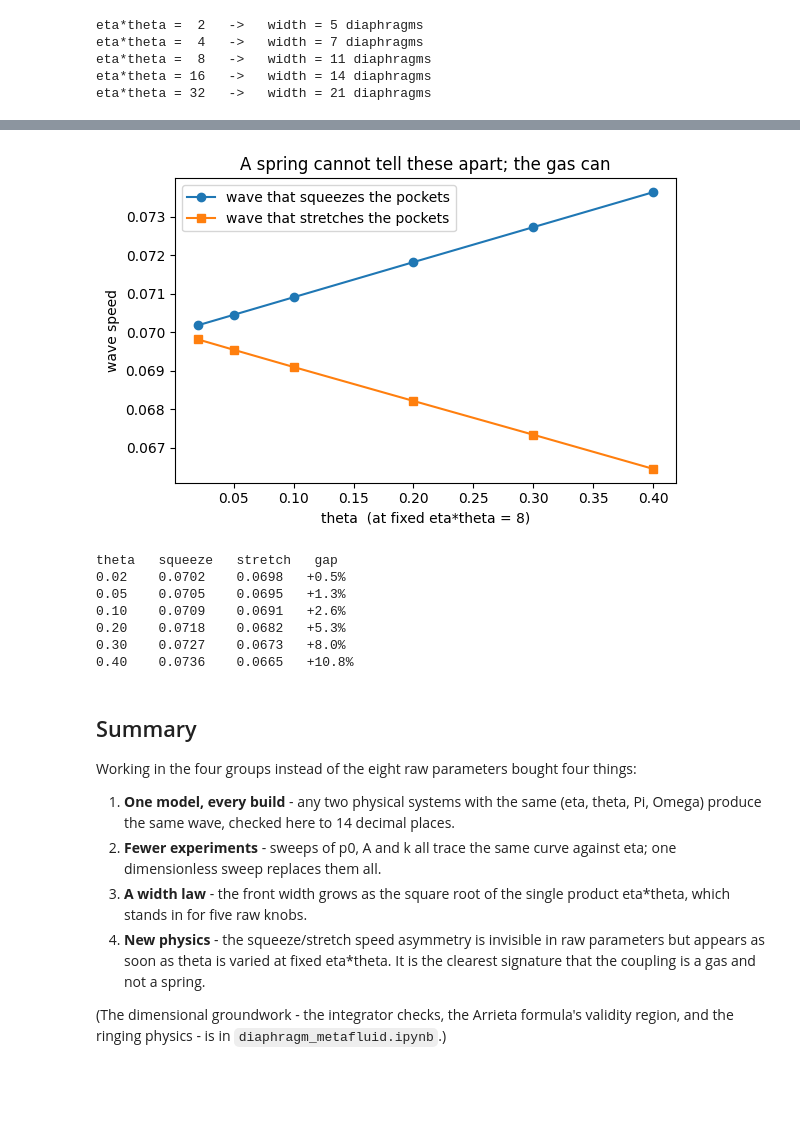
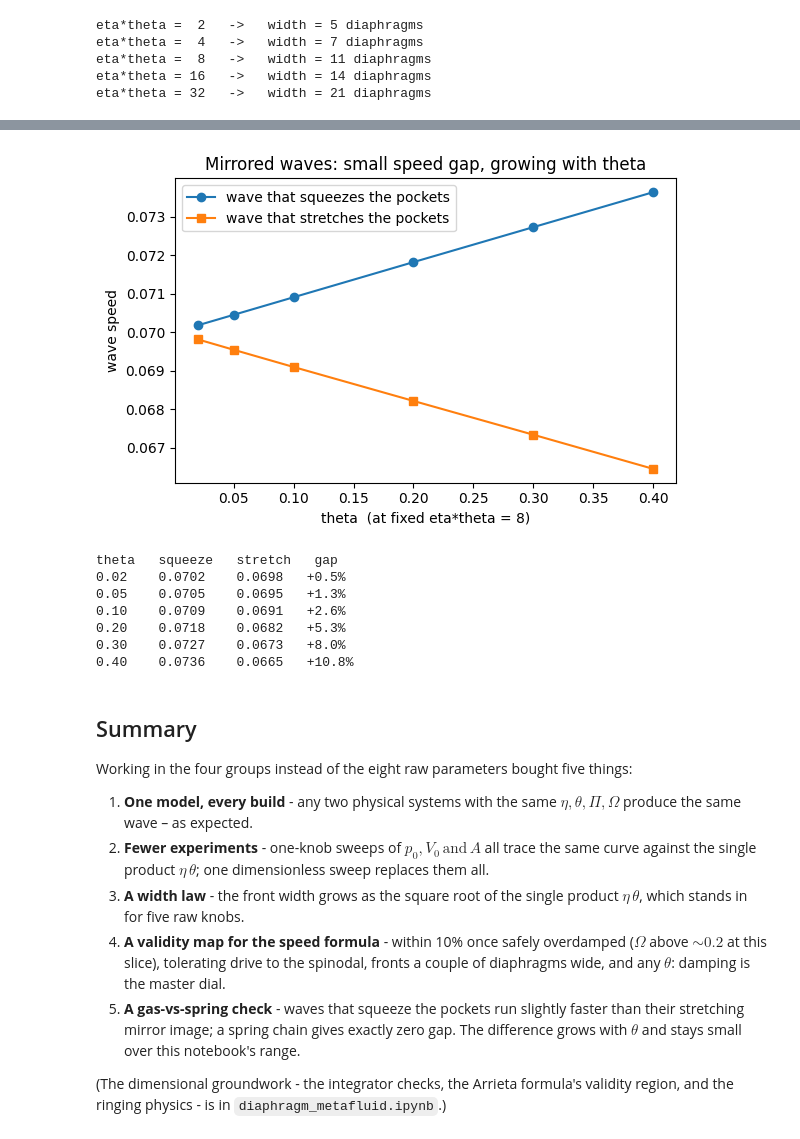
Before and after one commit to Stephang217/1D_Diaghphragms_Fluid_Model, a Jupyter notebook: dimensionless_model.ipynb, the cells around one changed output, grey strips where cells are left out. Saved outputs shown, nothing was run; the diff lists cells and outputs as text; code cells hidden in the pictures; blank space fills up the shorter version.

```diff
--- a/dimensionless_model.ipynb
+++ b/dimensionless_model.ipynb
@@ -401,21 +515,21 @@ opens up. (The mirrored wave = flip the sign of Pi and start from the opposite s
 # %%
 kap = 8.0                                              # eta*theta held fixed
 th_vals   = [0.02, 0.05, 0.1, 0.2, 0.3, 0.4]
 c_stretch = [run(kap/t, t, +Pi, Omega, N=150, T=120)['speed'] for t in th_vals]
 c_squeeze = [run(kap/t, t, -Pi, Omega, N=150, T=120, flip=True)['speed'] for t in th_vals]
 
 plt.figure(figsize=(6, 4))
 plt.plot(th_vals, c_squeeze, 'o-', label='wave that squeezes the pockets')
 plt.plot(th_vals, c_stretch, 's-', label='wave that stretches the pockets')
 plt.xlabel('theta  (at fixed eta*theta = 8)'); plt.ylabel('wave speed')
-plt.title('A spring cannot tell these apart; the gas can')
+plt.title('Mirrored waves: small speed gap, growing with theta')
 plt.legend(); plt.tight_layout(); plt.show()
 
 print("theta   squeeze   stretch   gap")
 for t, cq, cs in zip(th_vals, c_squeeze, c_stretch):
     print(f"{t:.2f}    {cq:.4f}    {cs:.4f}   {100*(cq-cs)/cs:+.1f}%")
 # %% [output]
-[figure, old version]
+[figure, new version]
 theta   squeeze   stretch   gap
 0.02    0.0702    0.0698   +0.5%
 0.05    0.0705    0.0695   +1.3%
@@ -426,17 +540,20 @@ theta   squeeze   stretch   gap
 # %% [markdown]
 ## Summary
 
-Working in the four groups instead of the eight raw parameters bought four things:
+Working in the four groups instead of the eight raw parameters bought five things:
 
-1. **One model, every build** - any two physical systems with the same (eta, theta, Pi, Omega)
-   produce the same wave, checked here to 14 decimal places.
-2. **Fewer experiments** - sweeps of p0, A and k all trace the same curve against eta;
-   one dimensionless sweep replaces them all.
-3. **A width law** - the front width grows as the square root of the single product eta*theta,
+1. **One model, every build** - any two physical systems with the same $\eta, \theta, \Pi, \Omega$
+   produce the same wave – as expected.
+2. **Fewer experiments** - one-knob sweeps of $p_0, V_0 \, \text{and} \, A$ all trace the same
+   curve against the single product $\eta \, \theta$; one dimensionless sweep replaces them all.
+3. **A width law** - the front width grows as the square root of the single product $\eta \, \theta$,
    which stands in for five raw knobs.
-4. **New physics** - the squeeze/stretch speed asymmetry is invisible in raw parameters but
-   appears as soon as theta is varied at fixed eta*theta. It is the clearest signature that
-   the coupling is a gas and not a spring.
+4. **A validity map for the speed formula** - within 10% once safely overdamped
+   ($\Omega$ above $\sim 0.2$ at this slice), tolerating drive to the spinodal, fronts a
+   couple of diaphragms wide, and any $\theta$: damping is the master dial.
+5. **A gas-vs-spring check** - waves that squeeze the pockets run slightly faster
+   than their stretching mirror image; a spring chain gives exactly zero gap. The
+   difference grows with $\theta$ and stays small over this notebook's range.
 
 (The dimensional groundwork - the integrator checks, the Arrieta formula's validity region,
 and the ringing physics - is in `diaphragm_metafluid.ipynb`.)
```
Also changed, not shown: parts of 18 cells of this notebook.
